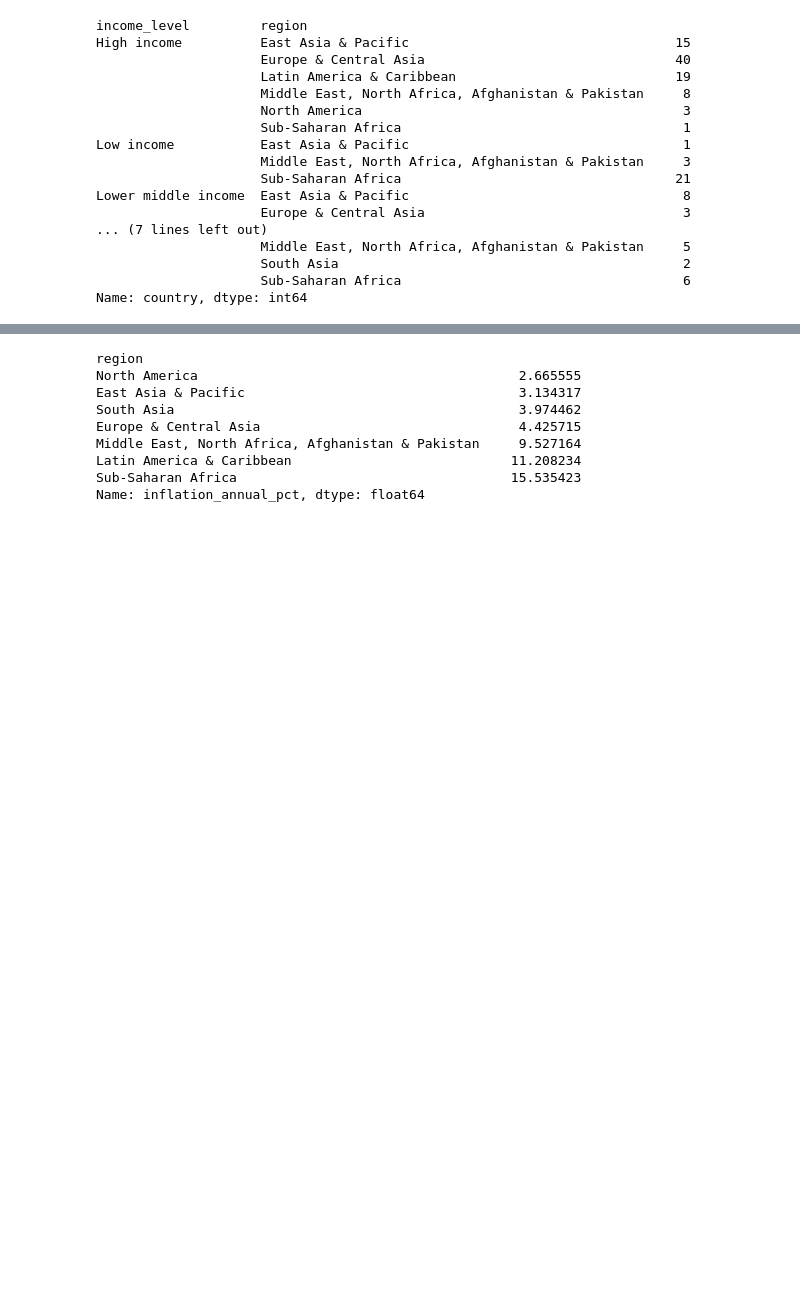
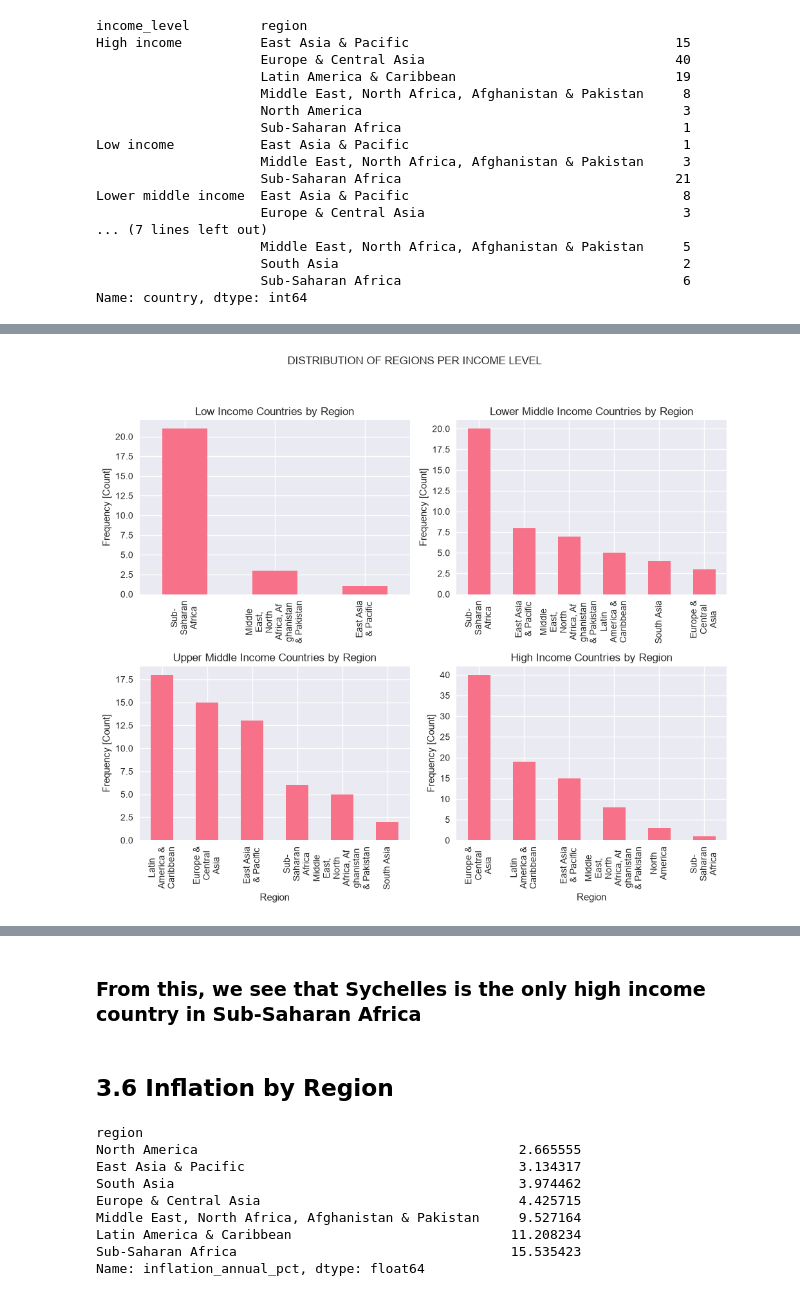
Before and after one commit to Udanis-Isang/world_inflation_analysis, a Jupyter notebook: World_Inflation.ipynb, the cells around one changed output, grey strips where cells are left out. Cells and saved outputs as stored; diff of their text form; code cells hidden in the pictures; blank space fills up the shorter version.

```diff
--- a/World_Inflation.ipynb
+++ b/World_Inflation.ipynb
@@ -378 +359,52 @@ plt.show()
+# %%
+
+params = {
+    "plot_1": {
+    "plot_type": "pandas_bar",
+    "d_frame":low_income["region"].value_counts(),
+    "x_col":None,
+    "x_label": "",
+    "y_label": "Frequency [Count]",
+    "y_col":None,
+    "title":"Low Income Countries by Region",
+    "axis": [0,0]
+},
+
+    "plot_2": {
+    "plot_type": "pandas_bar",
+    "d_frame":lower_middle_income["region"].value_counts(),
+    "x_col":None,
+    "x_label": "",
+    "y_label": "Frequency [Count]",
+    "y_col":None,
+    "title":"Lower Middle Income Countries by Region",
+    "axis": [0,1]
+},
+
+    "plot_3": {
+    "plot_type": "pandas_bar",
+    "d_frame":upper_middle_income["region"].value_counts(),
+    "x_col":None,
+    "x_label": "Region",
+    "y_label": "Frequency [Count]",
+    "y_col":None,
+    "title":"Upper Middle Income Countries by Region",
+    "axis": [1,0]
+},
+    "plot_4": {
+    "plot_type": "pandas_bar",
+    "d_frame": high_income["region"].value_counts(),
+    "x_col":None,
+    "x_label": "Region",
+    "y_label": "Frequency [Count]",
+    "y_col":None,
+    "title":"High Income Countries by Region",
+    "axis": [1,1]
+}
+}
+fig = builder.multiple_plots(grid=(2,2), fig_size=(10,8), plots=params, sup_title="DISTRIBUTION OF REGIONS PER INCOME LEVEL")
+fig.show()
+#fig.savefig("images/multi_plot_income.png", dpi=300, bbox_inches="tight")
+# %% [output]
+[figure, added]
 # %%
@@ -390,6 +422,10 @@ high_income[maska]
 # %% [output]
 |  | country | region | income_level | capital_city | latitude | longitude | country_code_y | inflation_year | ... |
 | 185 | Seychelles | Sub-Saharan Africa | High income | Victoria | -4.6309 | 55.4466 | SYC | 2024 | ... |
+# %% [markdown]
+### From this, we see that Sychelles is the only high income country in Sub-Saharan Africa
+# %% [markdown]
+## 3.6 Inflation by Region
 # %%
 #categorize inflation by region
 region_inflation = df_data.groupby("region")["inflation_annual_pct"].mean().sort_values()
```
Also changed, not shown: parts of 31 cells of this notebook, 14 other files.
